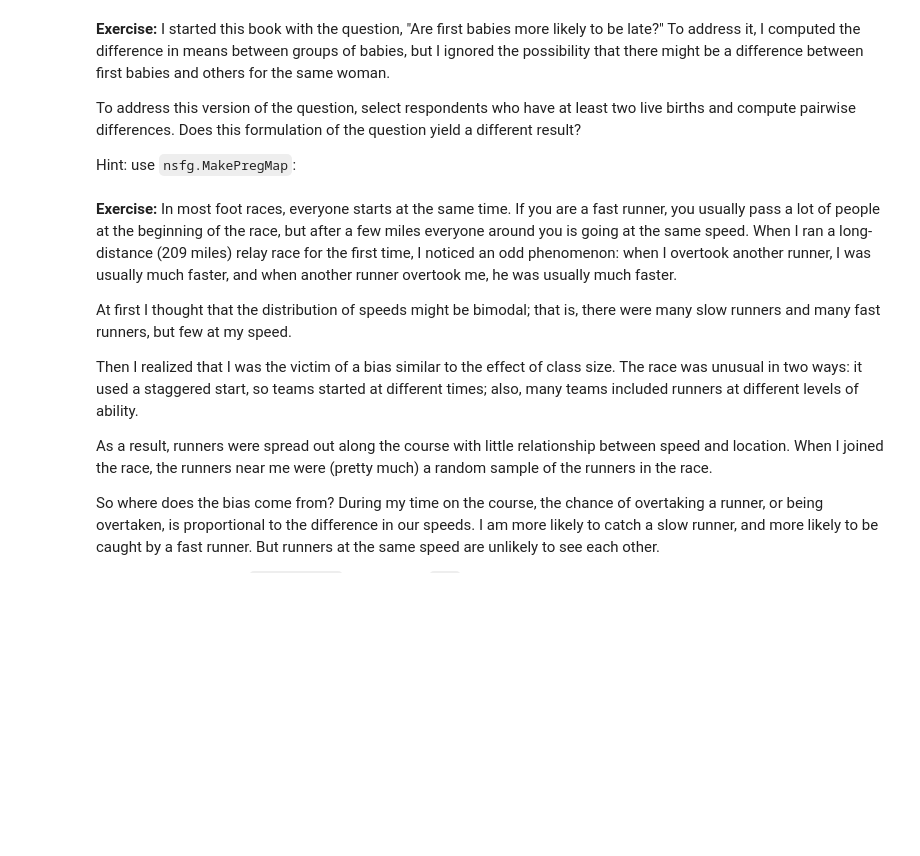
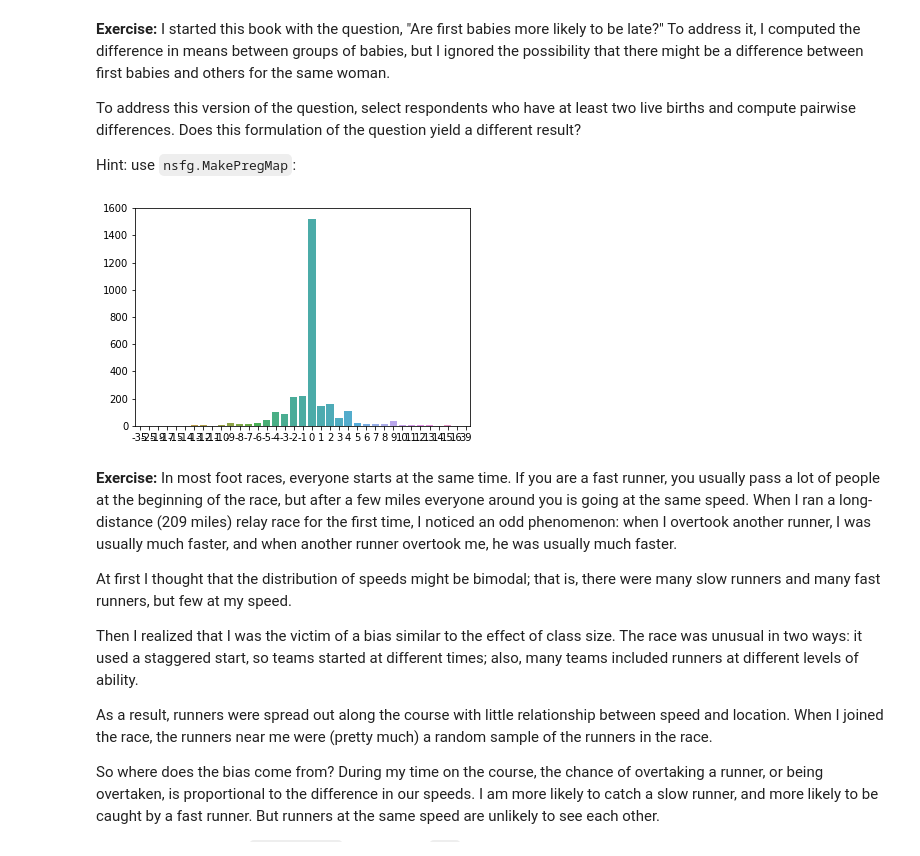
Before and after one commit to alexkhantreras/ThinkStats2, a Jupyter notebook: code/chap03ex.ipynb, the cells around one changed output. Cells and saved outputs as stored; diff of their text form; code cells hidden in the pictures; blank space fills up the shorter version.

```diff
--- a/code/chap03ex.ipynb
+++ b/code/chap03ex.ipynb
@@ -402,5 +332,29 @@ Hint: use `nsfg.MakePregMap`:
 live, firsts, others = first.MakeFrames()
 # %%
 preg_map = nsfg.MakePregMap(live)
+# %%
+# Solution goes here
+
+siblings = {}
+
+for caseid, indices in preg_map.items():
+    if len(indices) > 1:
+        first_two_lngths = preg.loc[indices[0:2]].prglngth
+        diff = np.diff(first_two_lngths)[0]
+        if diff in siblings:
+            siblings[diff] += 1
+        else:
+            siblings[diff] = 1
+# %%
+length_diff = []
+counts = []
+for length, count in siblings.items():
+    length_diff.append(length)
+    counts.append(count)
 # %%
 # Solution goes here
+
+axa = sns.barplot(length_diff, counts)
+plt.show()
+# %% [output]
+[figure, added]
```
Also changed, not shown: parts of 47 cells of this notebook.
